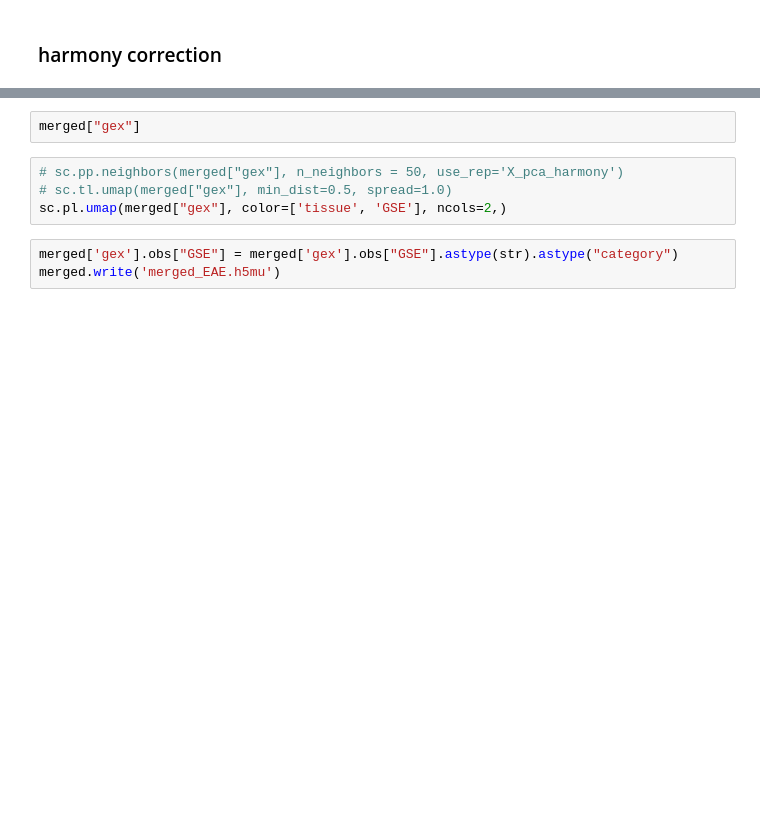
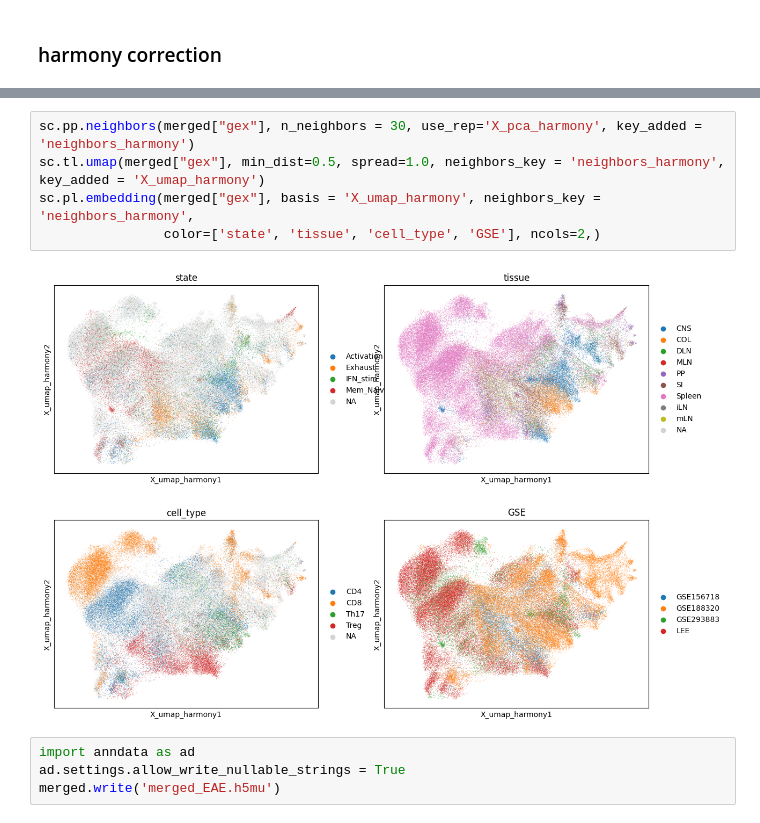
Before and after one commit to YifanZ94/Bio_CRC, a Jupyter notebook: Data processing/3_mdata_combine.ipynb, the cells around one changed output, grey strips where cells are left out. Cells and saved outputs as stored; diff of their text form; blank space fills up the shorter version.

```diff
--- a/Data processing/3_mdata_combine.ipynb
+++ b/Data processing/3_mdata_combine.ipynb
@@ -163,9 +191,11 @@ sce.pp.harmony_integrate(merged["gex"], key="GSE",  basis='X_pca')
-# %%
-merged["gex"]
 # %%
-# sc.pp.neighbors(merged["gex"], n_neighbors = 50, use_rep='X_pca_harmony')
-# sc.tl.umap(merged["gex"], min_dist=0.5, spread=1.0)
-sc.pl.umap(merged["gex"], color=['tissue', 'GSE'], ncols=2,)
+sc.pp.neighbors(merged["gex"], n_neighbors = 30, use_rep='X_pca_harmony', key_added = 'neighbors_harmony')
+sc.tl.umap(merged["gex"], min_dist=0.5, spread=1.0, neighbors_key = 'neighbors_harmony', key_added = 'X_umap_harmony')
+sc.pl.embedding(merged["gex"], basis = 'X_umap_harmony', neighbors_key = 'neighbors_harmony',
+                color=['state', 'tissue', 'cell_type', 'GSE'], ncols=2,)
+# %% [output]
+[figure, added]
 # %%
-merged['gex'].obs["GSE"] = merged['gex'].obs["GSE"].astype(str).astype("category")
+import anndata as ad
+ad.settings.allow_write_nullable_strings = True
 merged.write('merged_EAE.h5mu')
```
Also changed, not shown: parts of 6 cells of this notebook, 1 other file.
